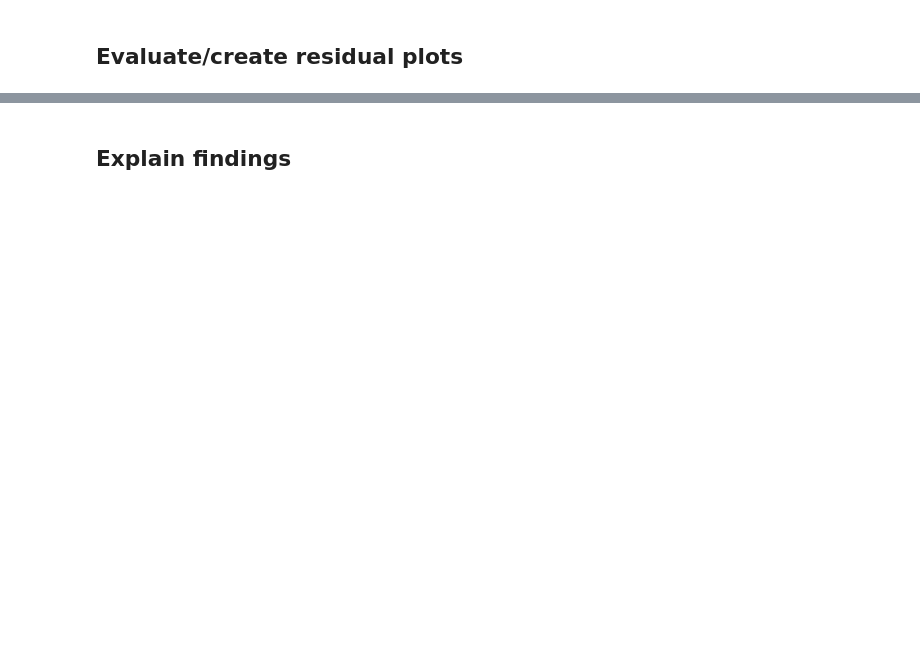
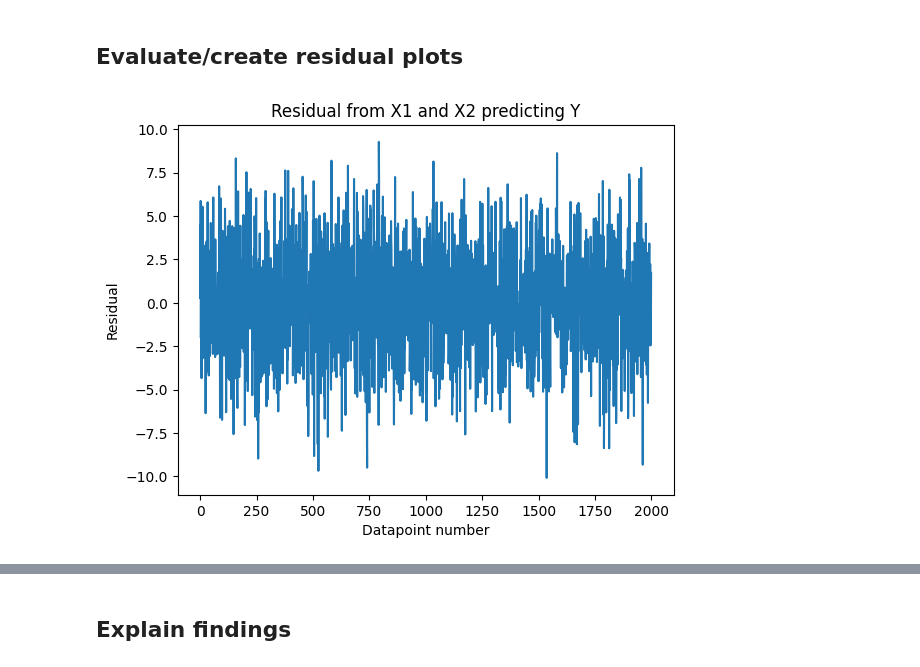
Before and after one commit to cwdwiggins/DS602, a Jupyter notebook: week04/week4 - regression lab.ipynb, the cells around one changed output, grey strips where cells are left out. Saved outputs shown, nothing was run; the diff lists cells and outputs as text; code cells hidden in the pictures; blank space fills up the shorter version.

```diff
--- a/week04/week4 - regression lab.ipynb
+++ b/week04/week4 - regression lab.ipynb
@@ -426,3 +421,11 @@ modeling_pipeline.score(X_test, y_test)
 y_pred = modeling_pipeline.predict(X_test)
 # %%
 # code
+res = (y_pred - y_test).values
+plt.plot(res)
+plt.title('Residual from X1 and X2 predicting Y')
+plt.xlabel('Datapoint number')
+plt.ylabel('Residual')
+plt.show()
+# %% [output]
+[figure, added]
```
Also changed, not shown: parts of 28 cells of this notebook, 1 other file.
